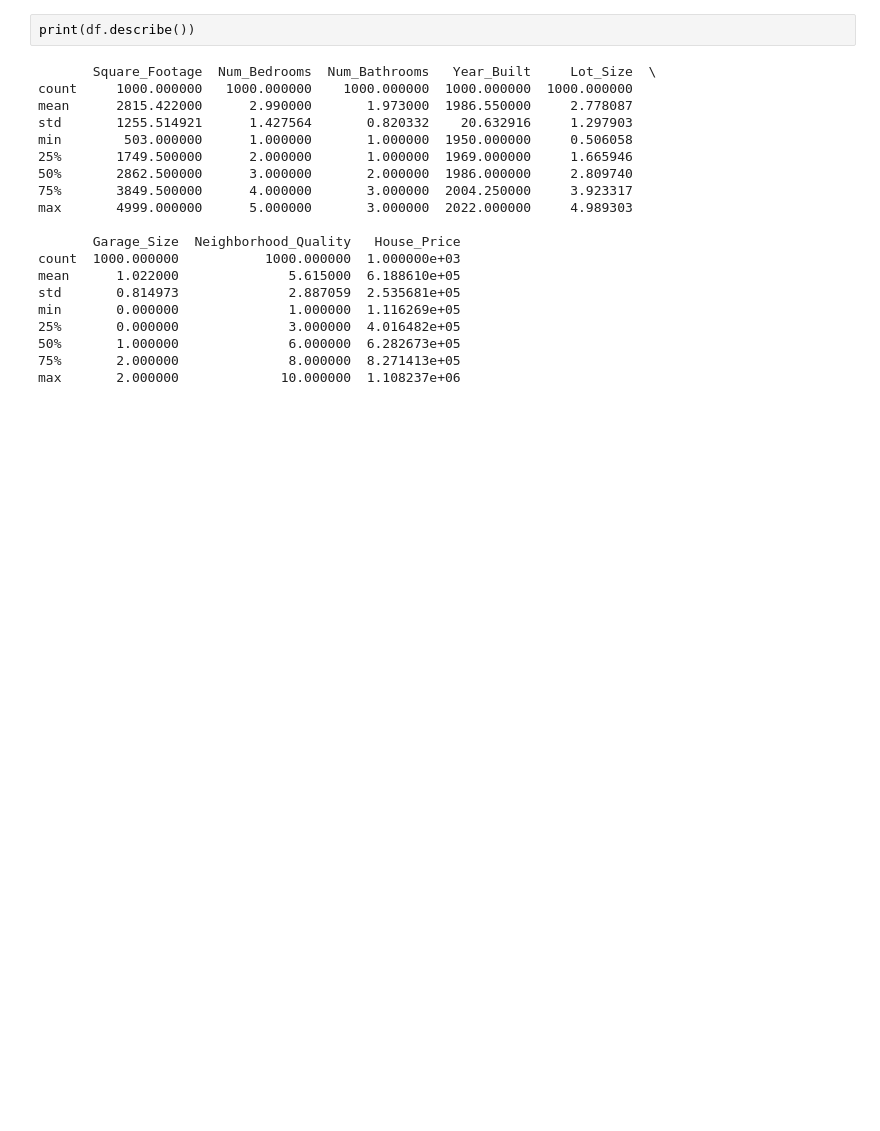
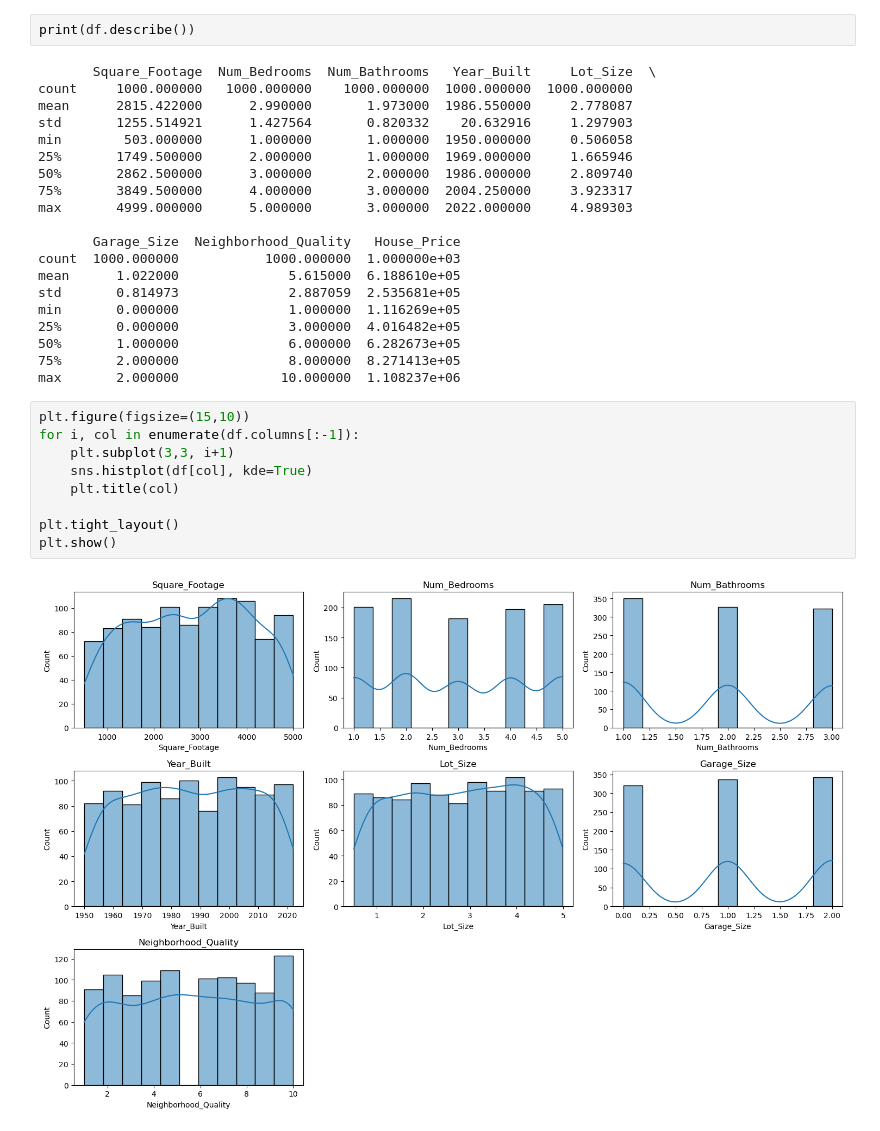
Before and after one commit to Taahia23/House_price_prediction, a Jupyter notebook: eda/eda.ipynb, the cells around one changed output. Drawn from its saved outputs; the diff is of its cells as text; blank space fills up the shorter version.

Commit message:
visualize the distribution in eda file

```diff
--- a/eda/eda.ipynb
+++ b/eda/eda.ipynb
@@ -86,3 +86,14 @@ min       0.000000              1.000000  1.116269e+05
 50%       1.000000              6.000000  6.282673e+05
 75%       2.000000              8.000000  8.271413e+05
 max       2.000000             10.000000  1.108237e+06
+# %%
+plt.figure(figsize=(15,10))
+for i, col in enumerate(df.columns[:-1]):
+    plt.subplot(3,3, i+1)
+    sns.histplot(df[col], kde=True)
+    plt.title(col)
+
+plt.tight_layout()
+plt.show()
+# %% [output]
+[figure, added]
```
Also changed, not shown: parts of 1 cell of this notebook.
